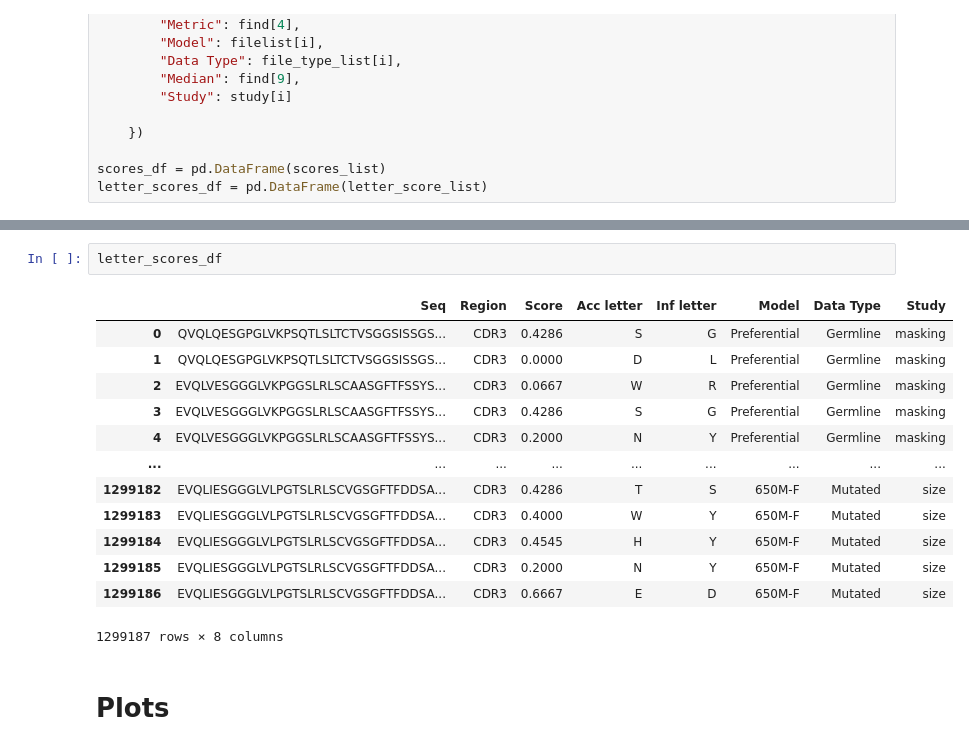
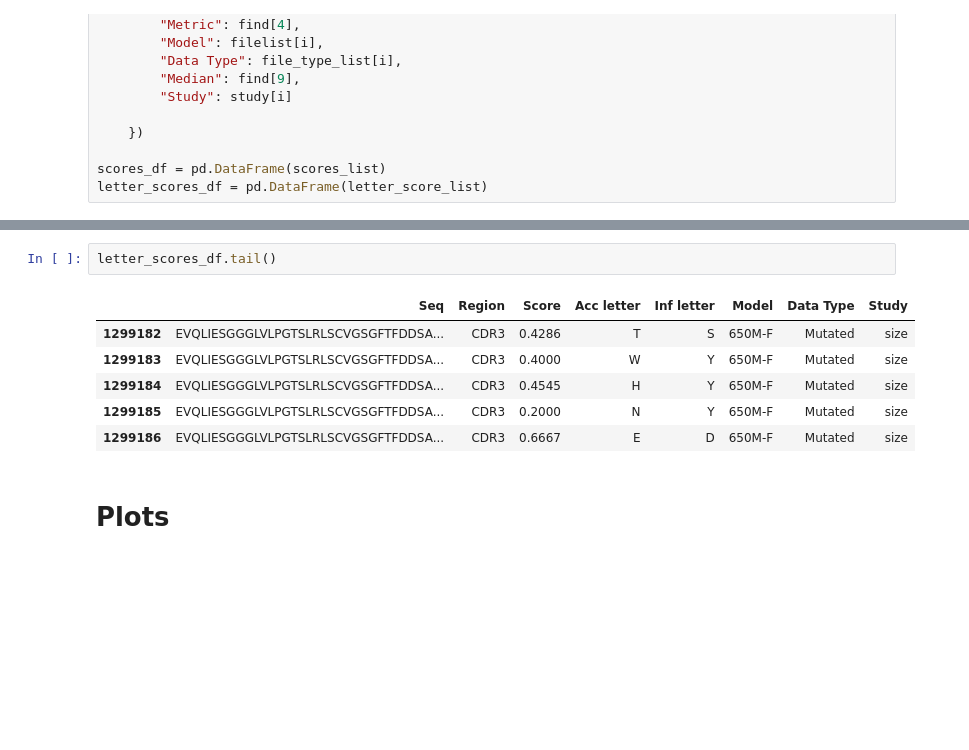
Before and after one commit to Rachel-Punter/AbLM-Metric, a Jupyter notebook: clean_ppi_plots.ipynb, the cells around one changed output, grey strips where cells are left out. Saved outputs shown, nothing was run; the diff lists cells and outputs as text; blank space fills up the shorter version.

```diff
--- a/clean_ppi_plots.ipynb
+++ b/clean_ppi_plots.ipynb
@@ -239,19 +213,12 @@ scores_df
 # %%
-letter_scores_df
+letter_scores_df.tail()
 # %% [output]
 |  | Seq | Region | Score | Acc letter | Inf letter | Model | Data Type | Study |
-| 0 | QVQLQESGPGLVKPSQTLSLTCTVSGGSISSGS... | CDR3 | 0.4286 | S | G | Preferential | Germline | masking |
-| 1 | QVQLQESGPGLVKPSQTLSLTCTVSGGSISSGS... | CDR3 | 0.0000 | D | L | Preferential | Germline | masking |
-| 2 | EVQLVESGGGLVKPGGSLRLSCAASGFTFSSYS... | CDR3 | 0.0667 | W | R | Preferential | Germline | masking |
-| 3 | EVQLVESGGGLVKPGGSLRLSCAASGFTFSSYS... | CDR3 | 0.4286 | S | G | Preferential | Germline | masking |
-| 4 | EVQLVESGGGLVKPGGSLRLSCAASGFTFSSYS... | CDR3 | 0.2000 | N | Y | Preferential | Germline | masking |
-| ... | ... | ... | ... | ... | ... | ... | ... | ... |
 | 1299182 | EVQLIESGGGLVLPGTSLRLSCVGSGFTFDDSA... | CDR3 | 0.4286 | T | S | 650M-F | Mutated | size |
 | 1299183 | EVQLIESGGGLVLPGTSLRLSCVGSGFTFDDSA... | CDR3 | 0.4000 | W | Y | 650M-F | Mutated | size |
 | 1299184 | EVQLIESGGGLVLPGTSLRLSCVGSGFTFDDSA... | CDR3 | 0.4545 | H | Y | 650M-F | Mutated | size |
 | 1299185 | EVQLIESGGGLVLPGTSLRLSCVGSGFTFDDSA... | CDR3 | 0.2000 | N | Y | 650M-F | Mutated | size |
 | 1299186 | EVQLIESGGGLVLPGTSLRLSCVGSGFTFDDSA... | CDR3 | 0.6667 | E | D | 650M-F | Mutated | size |
-1299187 rows × 8 columns
 # %% [markdown]
 # Plots
 # %% [markdown]
```
Also changed, not shown: parts of 7 cells of this notebook.
